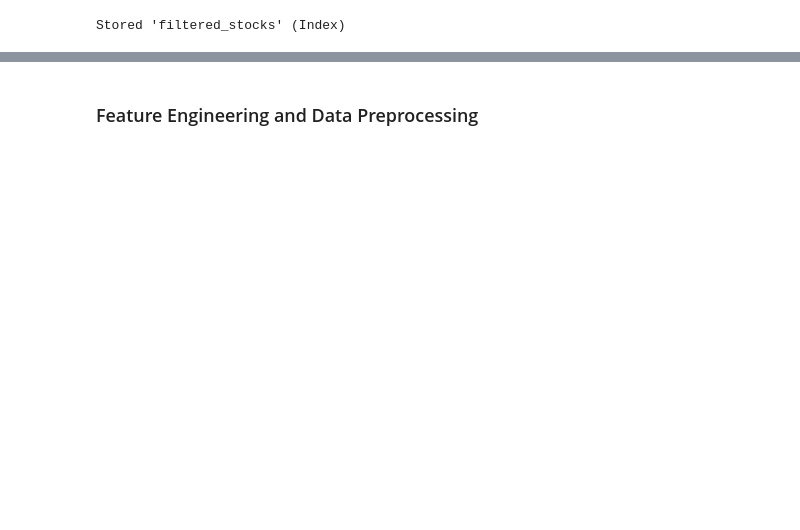
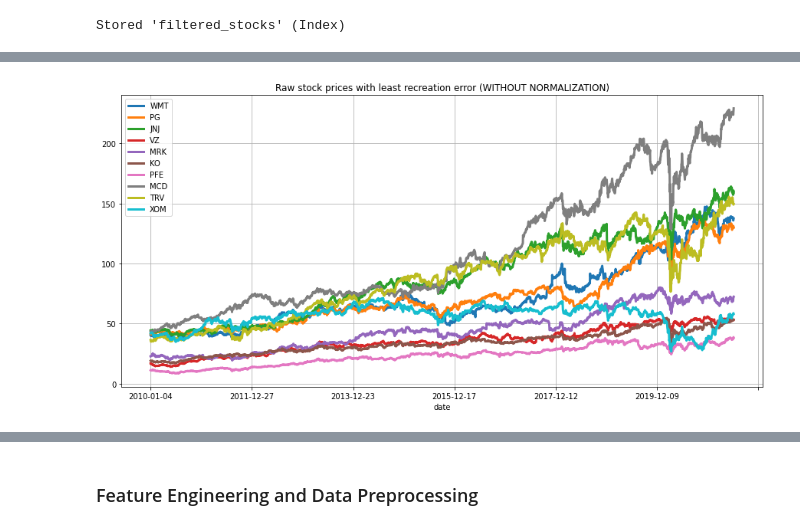
Before and after one commit to Eminent01/AMMI_Research, a Jupyter notebook: AMMI_Research2.ipynb, the cells around one changed output, grey strips where cells are left out. Saved outputs shown, nothing was run; the diff lists cells and outputs as text; code cells hidden in the pictures; blank space fills up the shorter version.

```diff
--- a/AMMI_Research2.ipynb
+++ b/AMMI_Research2.ipynb
@@ -460,0 +433,2 @@ Stored 'filtered_stocks' (Index)
+# %%
+df3 = close_price[['date','WMT','PG','JNJ','VZ', 'MRK','KO','PFE',	'MCD','TRV','XOM']]
@@ -460,0 +444,4 @@ Stored 'filtered_stocks' (Index)
+# %%
+# Sort the stock data by date
+df3 = df3.sort_values(by = ['date'])
+df3
@@ -460,0 +462,10 @@ Stored 'filtered_stocks' (Index)
+# %%
+def show_plot(df, fig_title):
+  df.plot(x = 'date', figsize = (15,7), linewidth = 3, title = fig_title)
+  plt.grid()
+  plt.show()
+# %%
+# Plot the data
+show_plot(df3, 'Raw stock prices with least recreation error (WITHOUT NORMALIZATION)')
+# %% [output]
+[figure, added]
```
Also changed, not shown: parts of 32 cells of this notebook.
